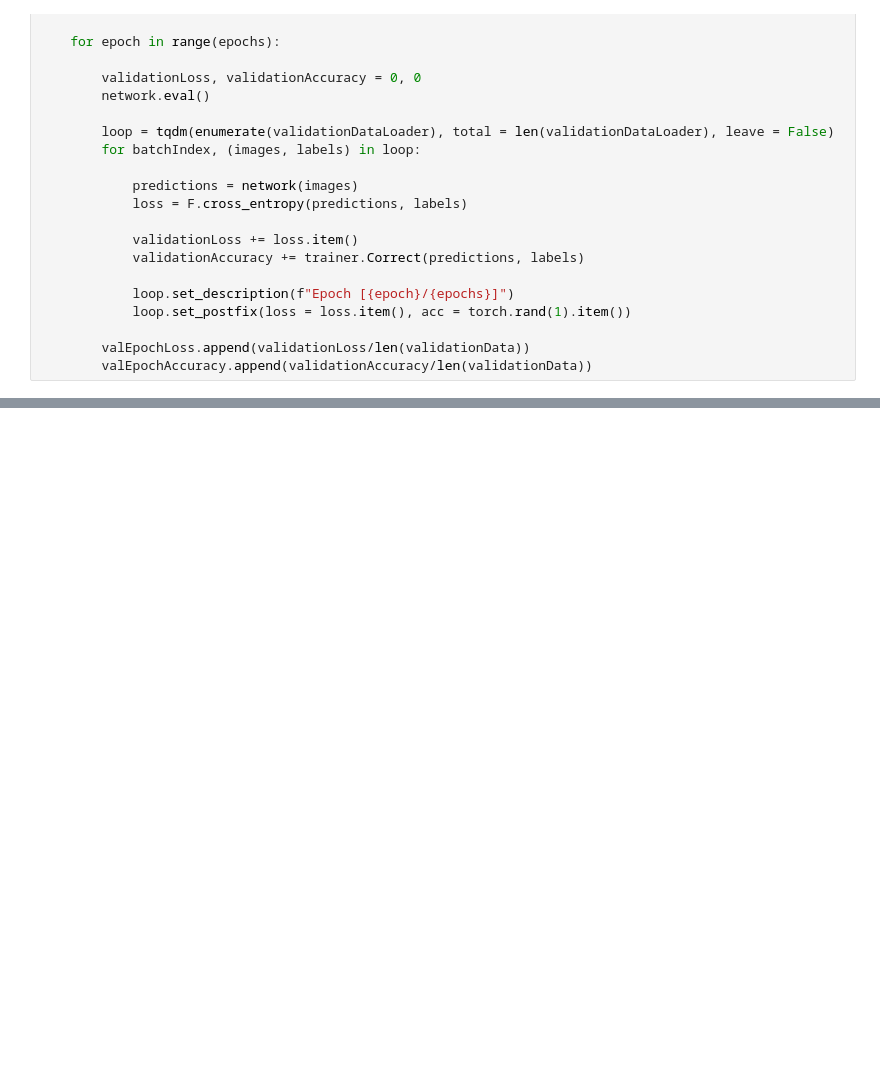
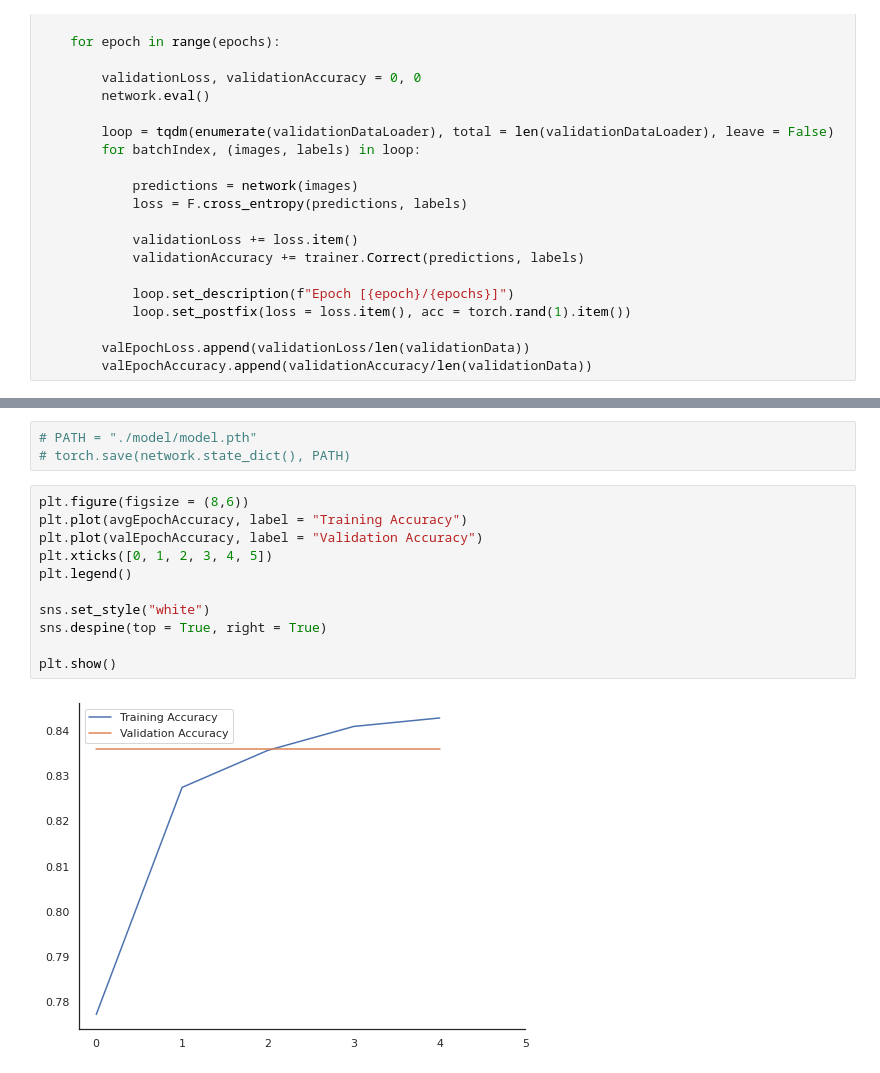
Before and after one commit to WorldWideWest/DSS-Cancer, a Jupyter notebook: classification.ipynb, the cells around one changed output, grey strips where cells are left out. Saved outputs shown, nothing was run; the diff lists cells and outputs as text; blank space fills up the shorter version.

Commit message:
Saving the model and evaulation

```diff
--- a/classification.ipynb
+++ b/classification.ipynb
@@ -137,0 +131,16 @@ NameError: name 'valEpochLoss' is not defined
+# %%
+# PATH = "./model/model.pth"
+# torch.save(network.state_dict(), PATH)
+# %%
+plt.figure(figsize = (8,6))
+plt.plot(avgEpochAccuracy, label = "Training Accuracy")
+plt.plot(valEpochAccuracy, label = "Validation Accuracy")
+plt.xticks([0, 1, 2, 3, 4, 5])
+plt.legend()
+
+sns.set_style("white")
+sns.despine(top = True, right = True)
+
+plt.show()
+# %% [output]
+[figure, added]
```
Also changed, not shown: parts of 8 cells of this notebook, 2 other files.
